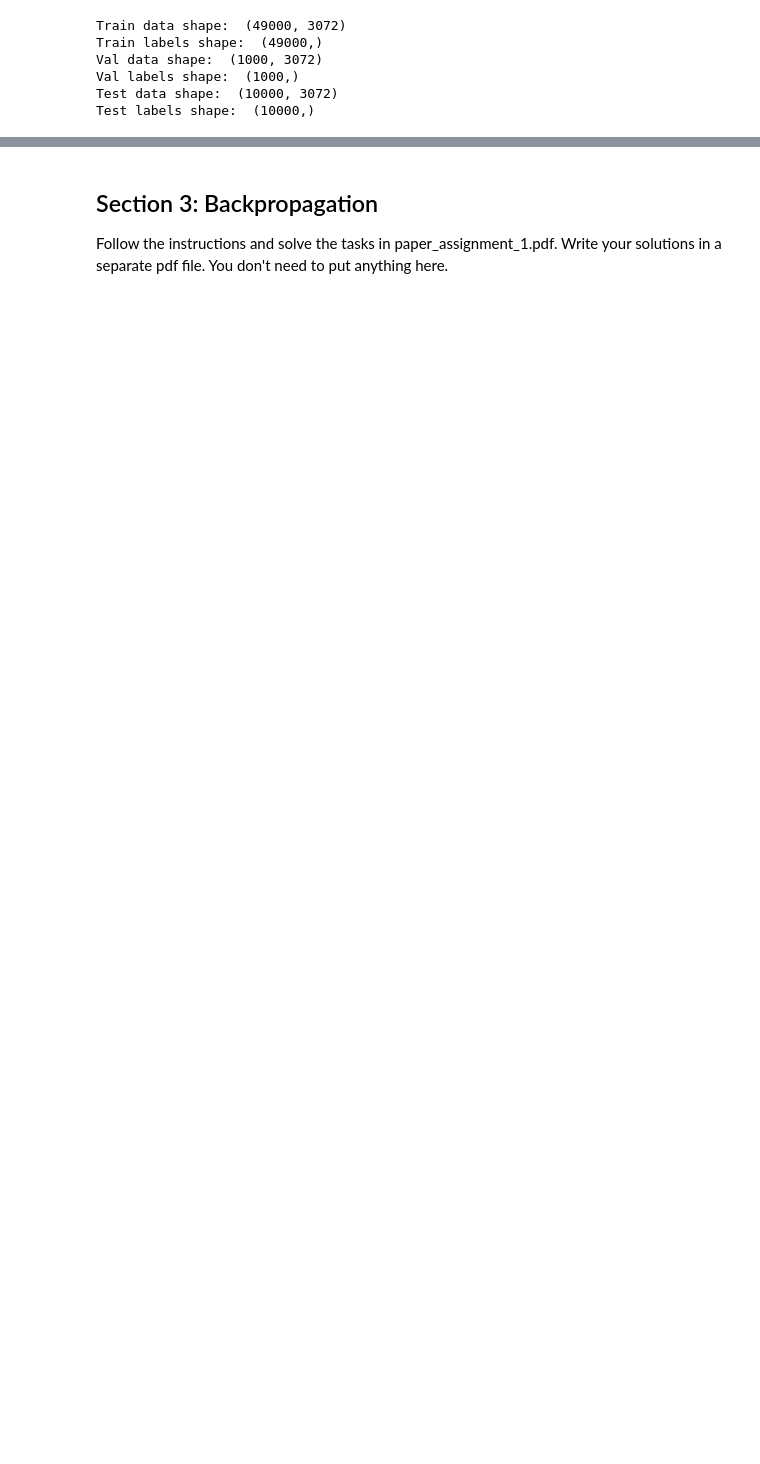
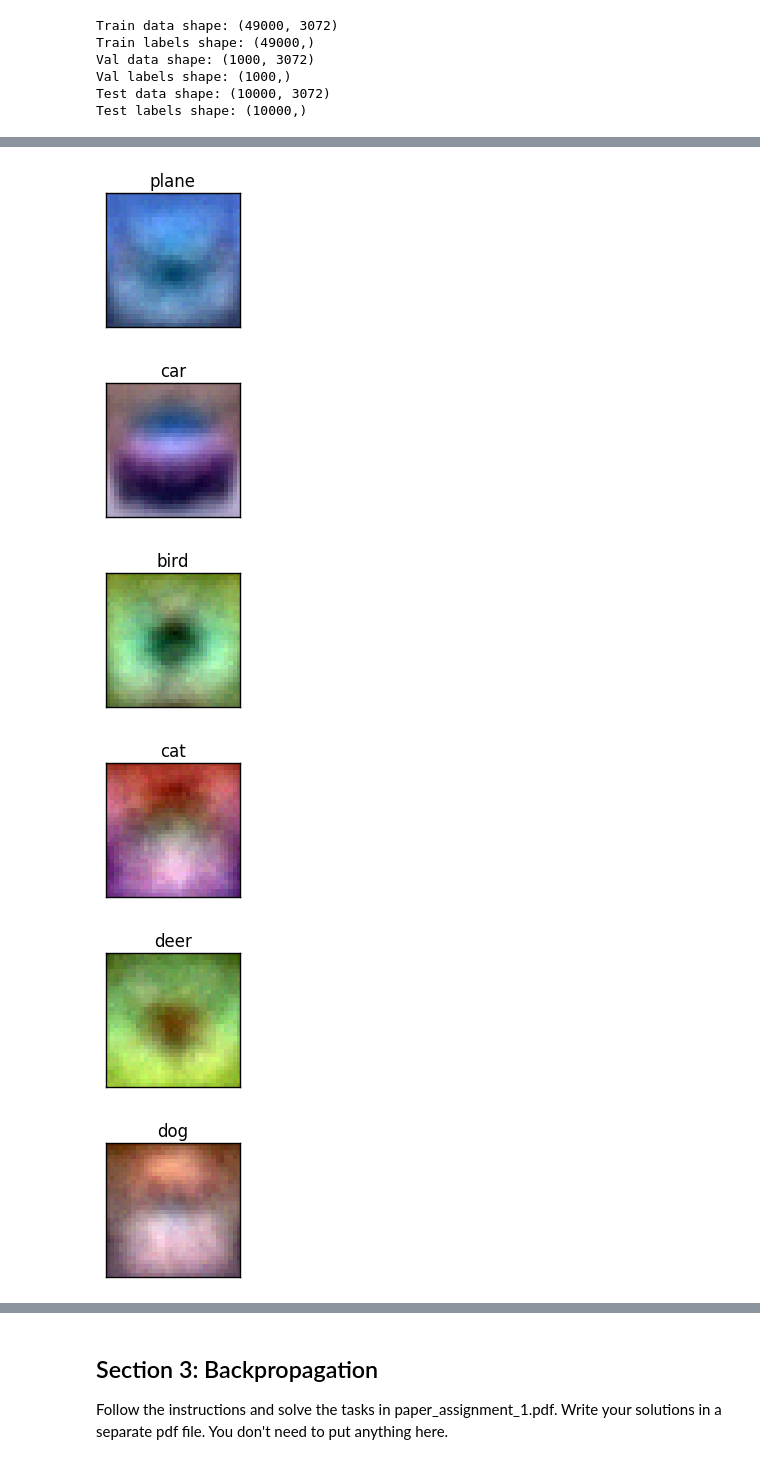
Before and after one commit to martward/DeepLearningCourse, a Jupyter notebook: practical_1/python_assignment_1.ipynb, the cells around one changed output, grey strips where cells are left out. Drawn from its saved outputs; the diff is of its cells as text; code cells hidden in the pictures; blank space fills up the shorter version.

```diff
--- a/practical_1/python_assignment_1.ipynb
+++ b/practical_1/python_assignment_1.ipynb
@@ -352,0 +342,26 @@ How can you describe the rows of weight matrix W? What are they representing? Wh
+# %%
+########################################################################################
+# TODO:                                                                                #
+# Visualize the learned weights for each class.                                        #
+########################################################################################
+for i in range(0,10):
+    w = np.array(W[i,:])
+    w = w.reshape(32,32,3)
+    w = (w - np.min(w))
+    w = w / np.max(w)
+    plt.subplot(2,5,i+1)
+    plt.xticks([], [])
+    plt.yticks([],[])
+    plt.title(classes[i])
+    plt.imshow(w)
+    plt.show()
+########################################################################################
+#                              END OF YOUR CODE                                        #
+########################################################################################
+# %% [output]
+[figure, added]
+[figure, added]
+[figure, added]
+[figure, added]
+[figure, added]
+[figure, added]
```
Also changed, not shown: parts of 19 cells of this notebook, 13 other files.
